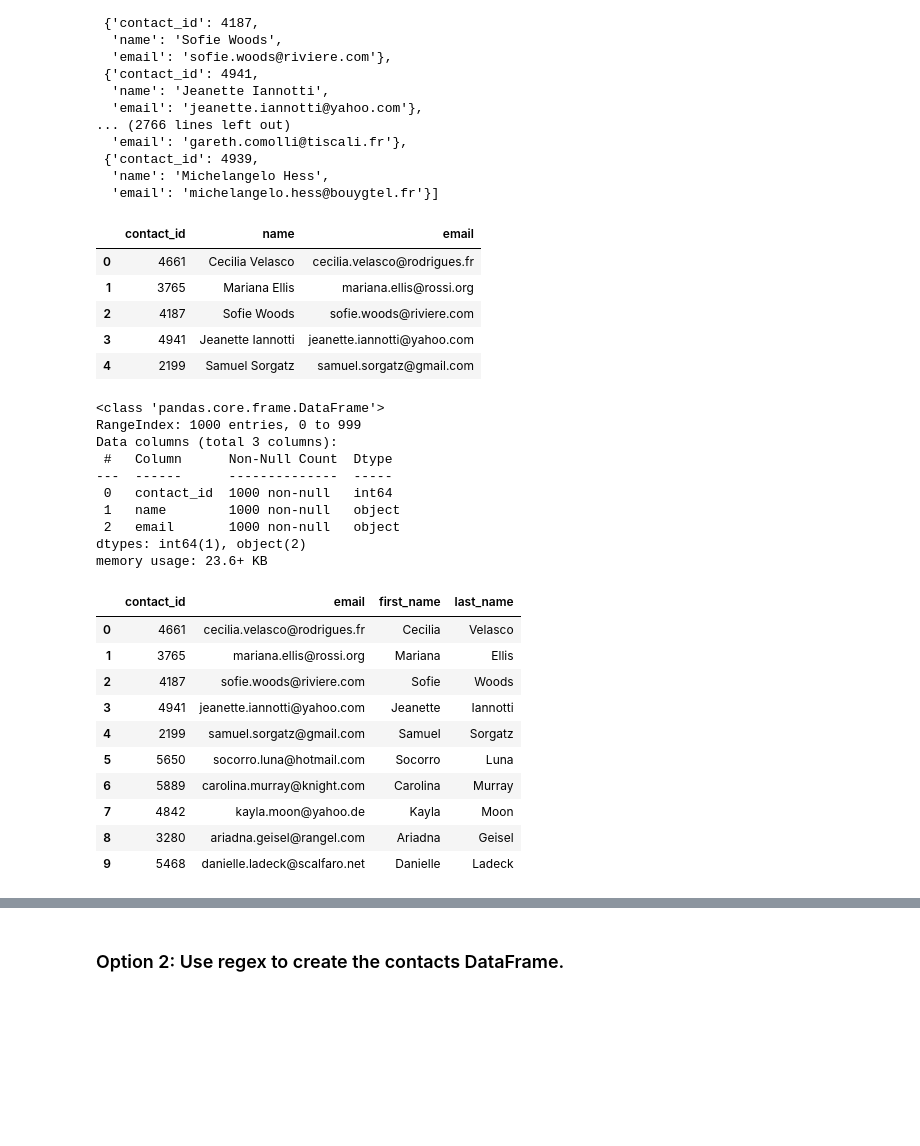
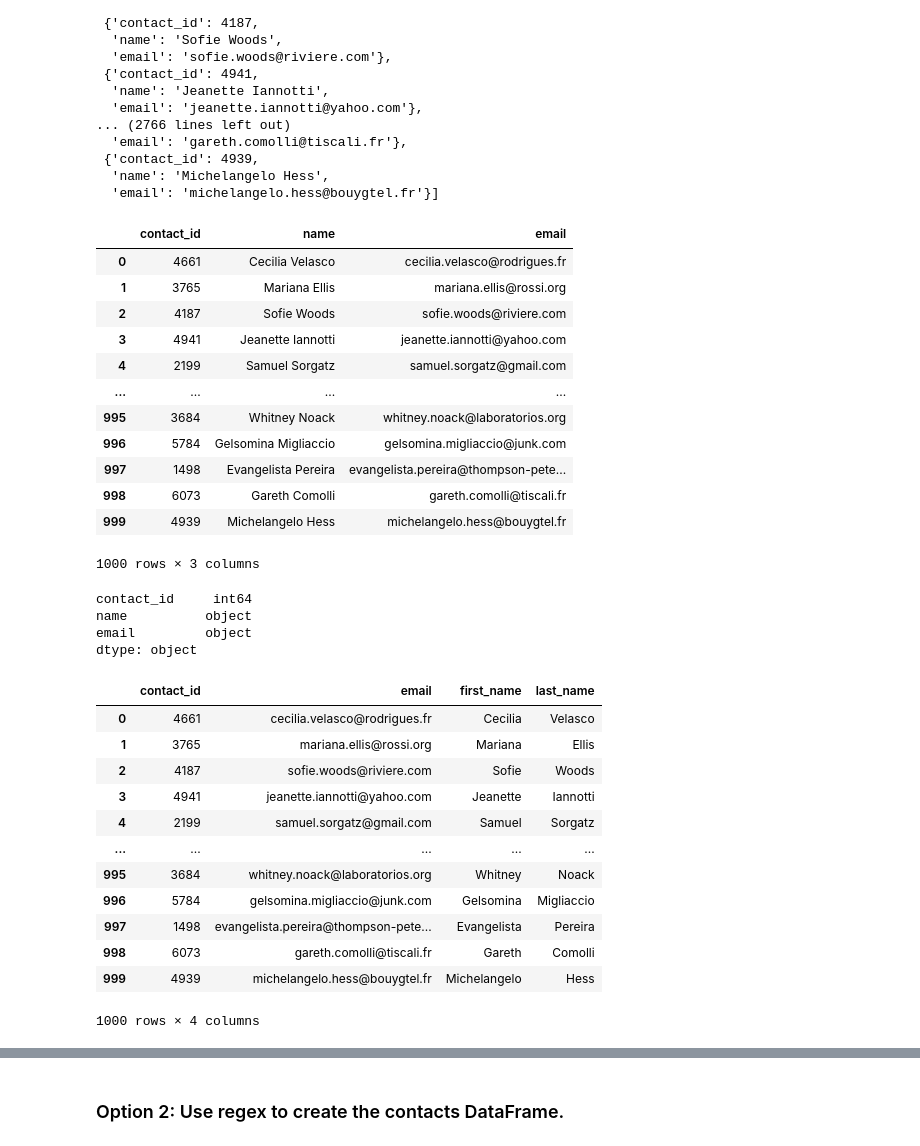
Before and after one commit to dmropp/Crowdfunding_ETL, a Jupyter notebook: ETL_Mini_Project_MRounds_ARopp.ipynb, the cells around one changed output, grey strips where cells are left out. Saved outputs shown, nothing was run; the diff lists cells and outputs as text; code cells hidden in the pictures; blank space fills up the shorter version.

```diff
--- a/ETL_Mini_Project_MRounds_ARopp.ipynb
+++ b/ETL_Mini_Project_MRounds_ARopp.ipynb
@@ -338,6 +338,10 @@ dict_values
 # %%
 # Create a contact_info DataFrame and add each list of values, i.e., each row
 # to the 'contact_id', 'name', 'email' columns.
+
+contacts_df = pd.DataFrame.from_dict(dict_values) # https://pandas.pydata.org/docs/reference/api/pandas.DataFrame.from_dict.html, referenced for how to convert dictionary to dataframe
+
+contacts_df
 # %% [output]
 |  | contact_id | name | email |
 | 0 | 4661 | Cecilia Velasco | cecilia.velasco@rodrigues.fr |
@@ -345,35 +349,47 @@ dict_values
 | 2 | 4187 | Sofie Woods | sofie.woods@riviere.com |
 | 3 | 4941 | Jeanette Iannotti | jeanette.iannotti@yahoo.com |
 | 4 | 2199 | Samuel Sorgatz | samuel.sorgatz@gmail.com |
+| ... | ... | ... | ... |
+| 995 | 3684 | Whitney Noack | whitney.noack@laboratorios.org |
+| 996 | 5784 | Gelsomina Migliaccio | gelsomina.migliaccio@junk.com |
+| 997 | 1498 | Evangelista Pereira | evangelista.pereira@thompson-pete... |
+| 998 | 6073 | Gareth Comolli | gareth.comolli@tiscali.fr |
+| 999 | 4939 | Michelangelo Hess | michelangelo.hess@bouygtel.fr |
+1000 rows × 3 columns
 # %%
 # Check the datatypes.
+
+contacts_df.dtypes
 # %% [output]
-<class 'pandas.core.frame.DataFrame'>
-RangeIndex: 1000 entries, 0 to 999
-Data columns (total 3 columns):
- #   Column      Non-Null Count  Dtype
----  ------      --------------  -----
- 0   contact_id  1000 non-null   int64
- 1   name        1000 non-null   object
- 2   email       1000 non-null   object
-dtypes: int64(1), object(2)
-memory usage: 23.6+ KB
+contact_id     int64
+name          object
+email         object
+dtype: object
 # %%
 # Create a "first"name" and "last_name" column with the first and last names from the "name" column.
 
+first_last = contacts_df["name"].str.split(" ", expand=True)
+contacts_df["first_name"] = first_last[0]
+contacts_df["last_name"] = first_last[1]
+
 
 # Drop the contact_name column
+contacts_cleaned = contacts_df.drop(columns=["name"])
+
+contacts_cleaned
 # %% [output]
 |  | contact_id | email | first_name | last_name |
 | 0 | 4661 | cecilia.velasco@rodrigues.fr | Cecilia | Velasco |
 | 1 | 3765 | mariana.ellis@rossi.org | Mariana | Ellis |
 | 2 | 4187 | sofie.woods@riviere.com | Sofie | Woods |
 | 3 | 4941 | jeanette.iannotti@yahoo.com | Jeanette | Iannotti |
 | 4 | 2199 | samuel.sorgatz@gmail.com | Samuel | Sorgatz |
-| 5 | 5650 | socorro.luna@hotmail.com | Socorro | Luna |
-| 6 | 5889 | carolina.murray@knight.com | Carolina | Murray |
-| 7 | 4842 | kayla.moon@yahoo.de | Kayla | Moon |
-| 8 | 3280 | ariadna.geisel@rangel.com | Ariadna | Geisel |
-| 9 | 5468 | danielle.ladeck@scalfaro.net | Danielle | Ladeck |
+| ... | ... | ... | ... | ... |
+| 995 | 3684 | whitney.noack@laboratorios.org | Whitney | Noack |
+| 996 | 5784 | gelsomina.migliaccio@junk.com | Gelsomina | Migliaccio |
+| 997 | 1498 | evangelista.pereira@thompson-pete... | Evangelista | Pereira |
+| 998 | 6073 | gareth.comolli@tiscali.fr | Gareth | Comolli |
+| 999 | 4939 | michelangelo.hess@bouygtel.fr | Michelangelo | Hess |
+1000 rows × 4 columns
 # %%
 # Reorder the columns
```
Also changed, not shown: parts of 2 cells of this notebook, 1 other file.
